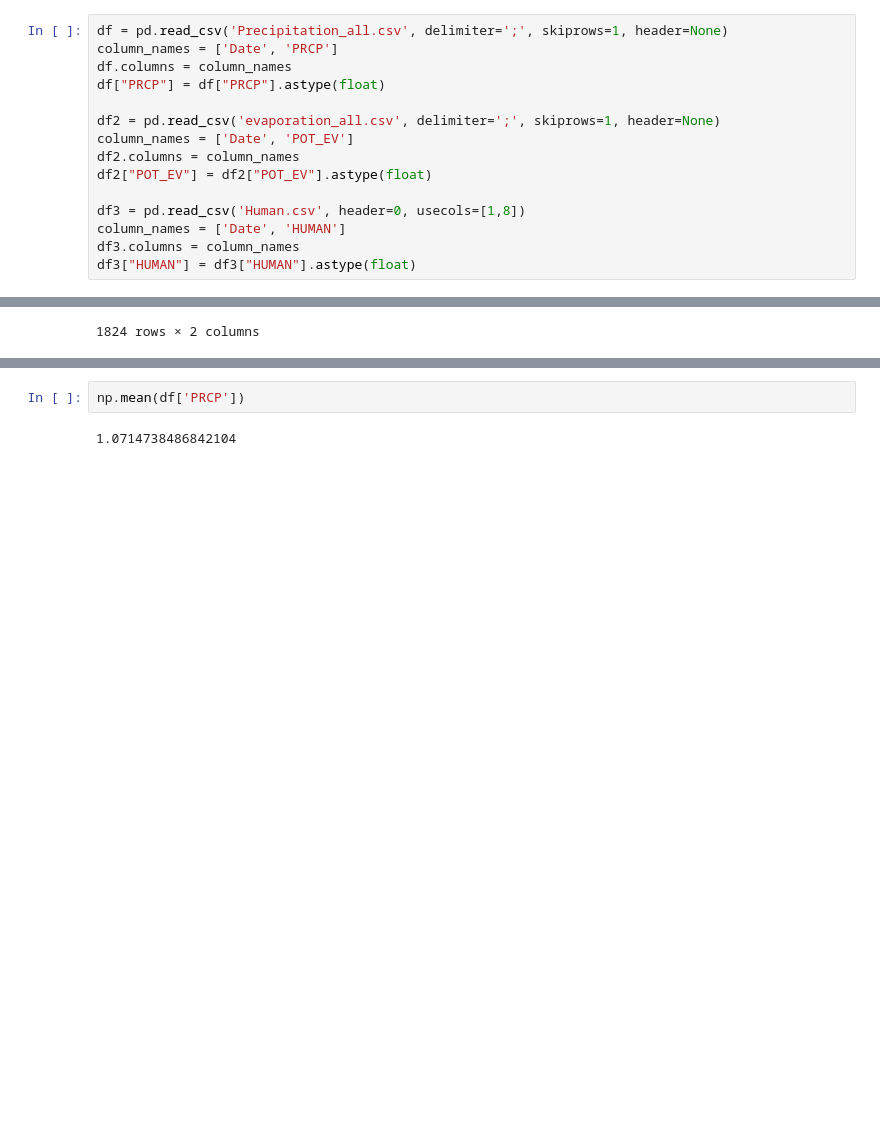
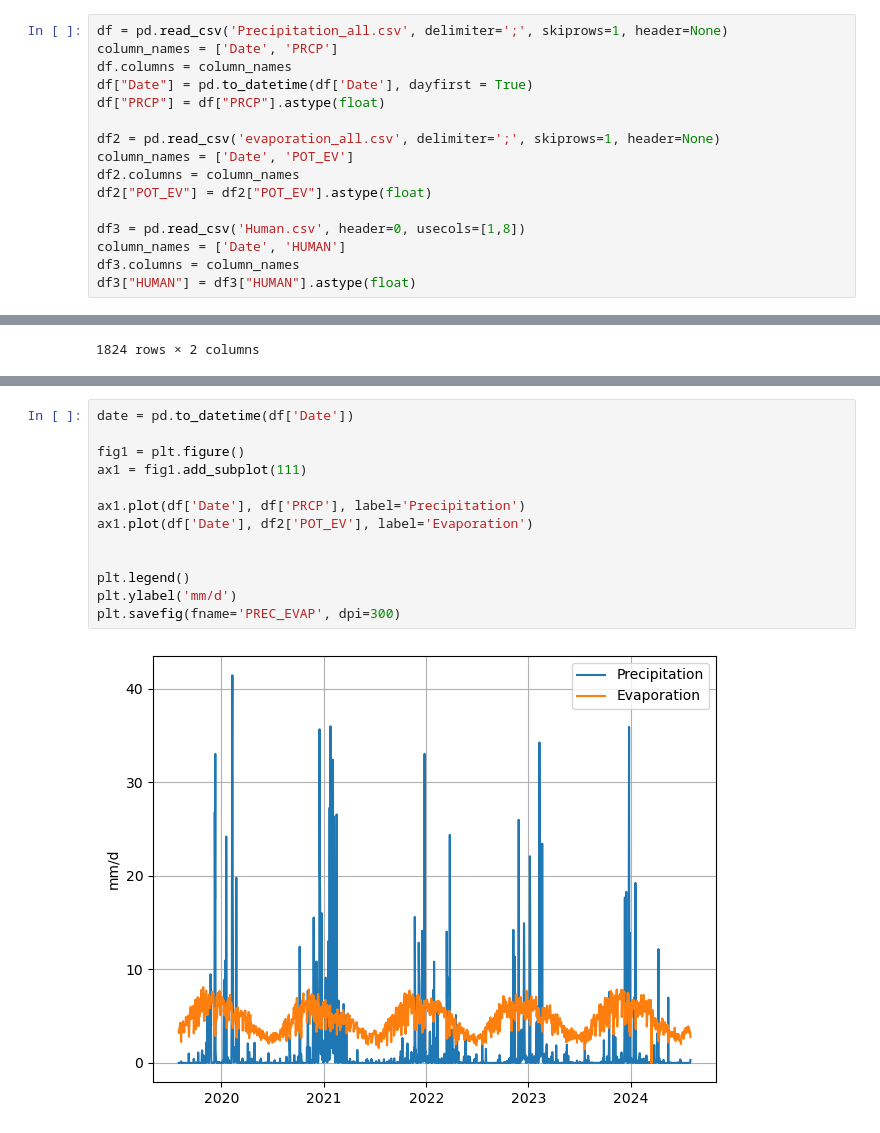
Before and after one commit to camicocozza/MDP_CODE, a Jupyter notebook: WATER BALANCE/DISTRIBUTED.ipynb, the cells around one changed output, grey strips where cells are left out. Cells and saved outputs as stored; diff of their text form; blank space fills up the shorter version.

```diff
--- a/WATER BALANCE/DISTRIBUTED.ipynb
+++ b/WATER BALANCE/DISTRIBUTED.ipynb
@@ -107,6 +107,7 @@ hand
 df = pd.read_csv('Precipitation_all.csv', delimiter=';', skiprows=1, header=None)
 column_names = ['Date', 'PRCP']
 df.columns = column_names
+df["Date"] = pd.to_datetime(df['Date'], dayfirst = True)
 df["PRCP"] = df["PRCP"].astype(float)
 
 df2 = pd.read_csv('evaporation_all.csv', delimiter=';', skiprows=1, header=None)
@@ -175,4 +175,15 @@ print(np.sum(Qm))
 # %%
-np.mean(df['PRCP'])
+date = pd.to_datetime(df['Date'])
+
+fig1 = plt.figure()
+ax1 = fig1.add_subplot(111)
+
+ax1.plot(df['Date'], df['PRCP'], label='Precipitation')
+ax1.plot(df['Date'], df2['POT_EV'], label='Evaporation')
+
+
+plt.legend()
+plt.ylabel('mm/d')
+plt.savefig(fname='PREC_EVAP', dpi=300)
 # %% [output]
-1.0714738486842104
+[figure, added]
```
Also changed, not shown: parts of 2 cells of this notebook, 7 other files.
